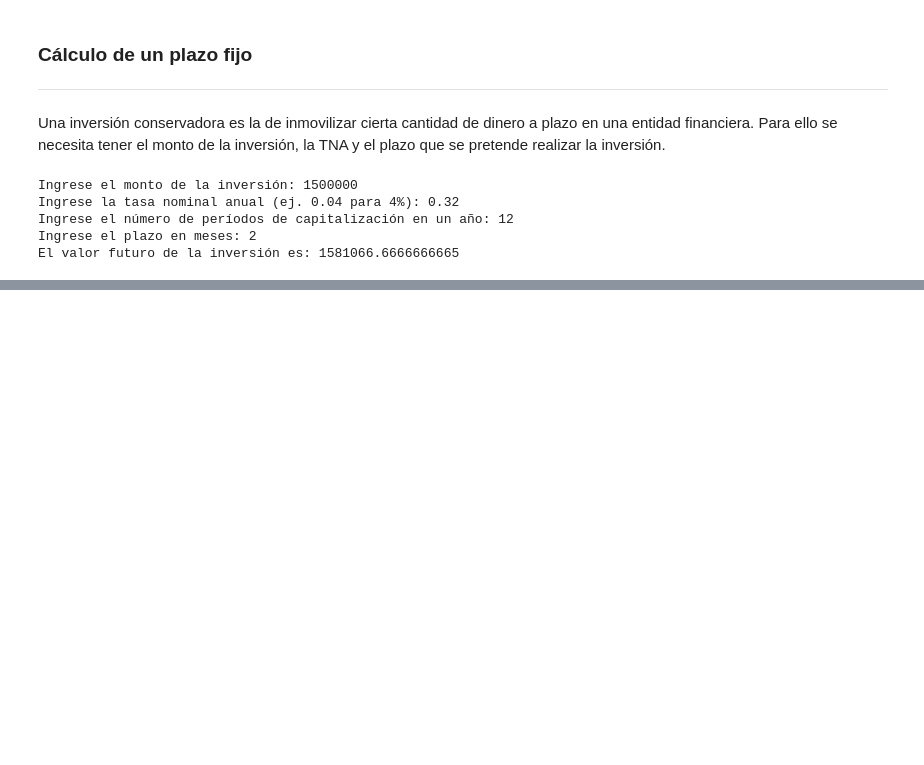
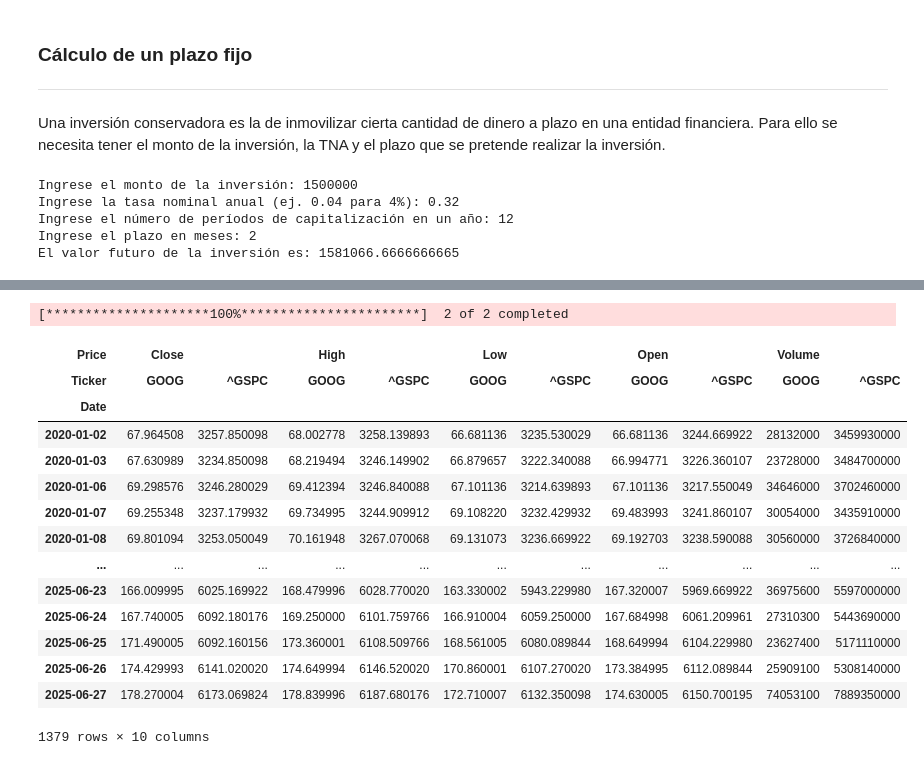
Before and after one commit to sbernasconi1975/financiero04, a Jupyter notebook: financiero04[v10].ipynb, the cells around one changed output, grey strips where cells are left out. Cells and saved outputs as stored; diff of their text form; code cells hidden in the pictures; blank space fills up the shorter version.

```diff
--- a/financiero04[v10].ipynb
+++ b/financiero04[v10].ipynb
@@ -235,0 +272,28 @@ El valor futuro de la inversión es: 1581066.6666666665
+# %%
+# cargando librerias necesarias para trabajar con datos de acciones
+import yfinance as yf
+import pandas as pd
+import numpy as np
+import matplotlib.pyplot as plt
+
+# Descargar datos de activos financieros con yahoo finance
+tickets = ["GOOG", "^GSPC"]
+data = yf.download(tickets, start="2020-01-01", end="2025-06-30")
+data
+# %% [output]
+[*********************100%***********************]  2 of 2 completed
+| Price | Close |  | High |  | Low |  | Open |  | Volume |  |
+| Ticker | GOOG | ^GSPC | GOOG | ^GSPC | GOOG | ^GSPC | GOOG | ^GSPC | GOOG | ^GSPC |
+| Date |  |  |  |  |  |  |  |  |  |  |
+| 2020-01-02 | 67.964508 | 3257.850098 | 68.002778 | 3258.139893 | 66.681136 | 3235.530029 | 66.681136 | 3244.669922 | 28132000 | 3459930000 |
+| 2020-01-03 | 67.630989 | 3234.850098 | 68.219494 | 3246.149902 | 66.879657 | 3222.340088 | 66.994771 | 3226.360107 | 23728000 | 3484700000 |
+| 2020-01-06 | 69.298576 | 3246.280029 | 69.412394 | 3246.840088 | 67.101136 | 3214.639893 | 67.101136 | 3217.550049 | 34646000 | 3702460000 |
+| 2020-01-07 | 69.255348 | 3237.179932 | 69.734995 | 3244.909912 | 69.108220 | 3232.429932 | 69.483993 | 3241.860107 | 30054000 | 3435910000 |
+| 2020-01-08 | 69.801094 | 3253.050049 | 70.161948 | 3267.070068 | 69.131073 | 3236.669922 | 69.192703 | 3238.590088 | 30560000 | 3726840000 |
+| ... | ... | ... | ... | ... | ... | ... | ... | ... | ... | ... |
+| 2025-06-23 | 166.009995 | 6025.169922 | 168.479996 | 6028.770020 | 163.330002 | 5943.229980 | 167.320007 | 5969.669922 | 36975600 | 5597000000 |
+| 2025-06-24 | 167.740005 | 6092.180176 | 169.250000 | 6101.759766 | 166.910004 | 6059.250000 | 167.684998 | 6061.209961 | 27310300 | 5443690000 |
+| 2025-06-25 | 171.490005 | 6092.160156 | 173.360001 | 6108.509766 | 168.561005 | 6080.089844 | 168.649994 | 6104.229980 | 23627400 | 5171110000 |
+| 2025-06-26 | 174.429993 | 6141.020020 | 174.649994 | 6146.520020 | 170.860001 | 6107.270020 | 173.384995 | 6112.089844 | 25909100 | 5308140000 |
+| 2025-06-27 | 178.270004 | 6173.069824 | 178.839996 | 6187.680176 | 172.710007 | 6132.350098 | 174.630005 | 6150.700195 | 74053100 | 7889350000 |
+1379 rows × 10 columns
```
Also changed, not shown: parts of 5 cells of this notebook.
